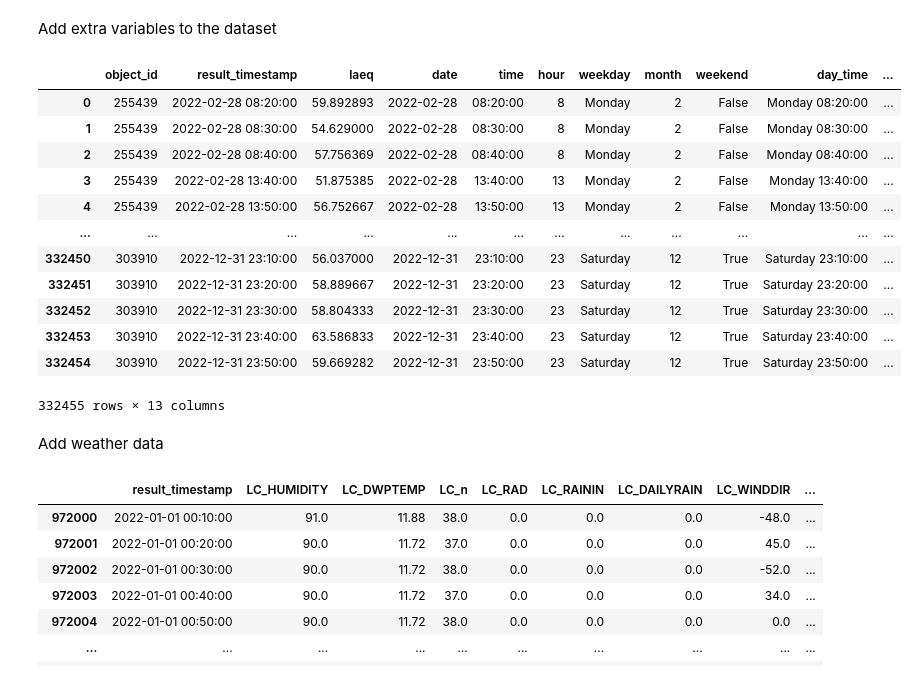
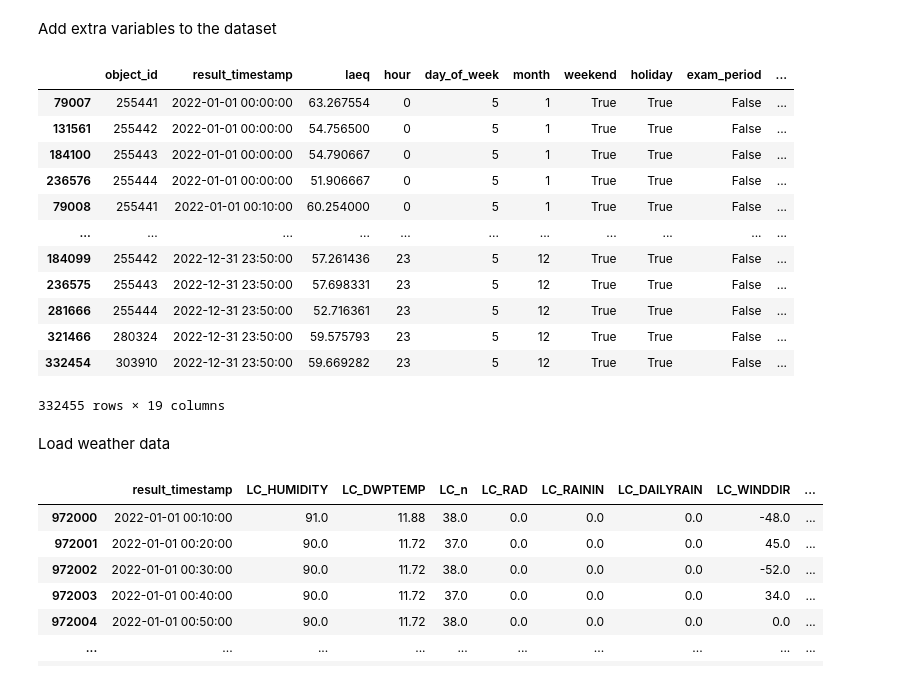
Before and after one commit to IvanaOsredek/ModernDataAnalyticsProject, a Jupyter notebook: CreatingFullDataset.ipynb, the cells around one changed output. Saved outputs shown, nothing was run; the diff lists cells and outputs as text; code cells hidden in the pictures.

Commit message:
Noise variables added/changed & weather timestamp changed to CET/CEST

```diff
--- a/CreatingFullDataset.ipynb
+++ b/CreatingFullDataset.ipynb
@@ -179,71 +179,78 @@ noise_clustered_df
 # %% [markdown]
 Add extra variables to the dataset
 # %%
-#Create new variables with the date and time
-noise_clustered_df['date'] = noise_clustered_df['result_timestamp'].dt.date
-noise_clustered_df['time'] = noise_clustered_df['result_timestamp'].dt.time
+#Sort dataframe
+noise_clustered_df = noise_clustered_df.sort_values(by=['result_timestamp','object_id'], ascending=True)
 
 #Add the hour
 noise_clustered_df['hour'] = noise_clustered_df['result_timestamp'].dt.hour
 
 #Add the day of the week
-noise_clustered_df['weekday'] = noise_clustered_df['result_timestamp'].dt.day_name()
+noise_clustered_df['day_of_week'] = noise_clustered_df['result_timestamp'].dt.dayofweek
 
 #Add the month
 noise_clustered_df['month'] = noise_clustered_df['result_timestamp'].dt.month
 
 #Add whether it's the weekend or not
-noise_clustered_df['weekend'] = noise_clustered_df['weekday'].isin(['Saturday','Sunday'])
-
-#Add the day of the week + the time
-noise_clustered_df['day_time'] = noise_clustered_df['weekday'].astype(str) + " " + noise_clustered_df['time'].astype(str)
-
-#Add the day of the week + the hour
-noise_clustered_df['day_hour'] = noise_clustered_df['weekday'].astype(str) + " " + noise_clustered_df['hour'].astype(str)
+noise_clustered_df['weekend'] = noise_clustered_df['day_of_week'].isin([5,6])
 
 #Add whether it's a holiday
 #Official KU Leuven holidays: 2022-01-01 - 2022-01-13; 2022-02-02; 2022-02-06 - 2022-02-13; 2022-04-02 - 2022-04-18;
 #2022-05-01; 2022-05-26; 2022-05-28 - 2022-06-12; 2022-07-03 - 2022-09-25; 2022-11-01 - 2022-11-02;
 #2022-11-11; 2022-12-24 - 2022-12-31
 holidays = pd.concat([pd.DataFrame(pd.date_range(start='2022-01-01',end='2022-01-13')),
                       pd.DataFrame(pd.date_range(start='2022-02-02',end='2022-02-02')),
                       pd.DataFrame(pd.date_range(start='2022-02-06',end='2022-02-13')),
                       pd.DataFrame(pd.date_range(start='2022-04-02',end='2022-04-18')),
                       pd.DataFrame(pd.date_range(start='2022-05-01',end='2022-05-01')),
                       pd.DataFrame(pd.date_range(start='2022-05-26',end='2022-05-26')),
                       pd.DataFrame(pd.date_range(start='2022-05-28',end='2022-06-12')),
                       pd.DataFrame(pd.date_range(start='2022-07-03',end='2022-09-25')),
                       pd.DataFrame(pd.date_range(start='2022-11-01',end='2022-11-02')),
                       pd.DataFrame(pd.date_range(start='2022-11-11',end='2022-11-11')),
                       pd.DataFrame(pd.date_range(start='2022-12-24',end='2022-12-31'))])
 holidays.columns = ['dates']
-noise_clustered_df['holiday'] = noise_clustered_df['date'].astype(str).isin(holidays['dates'].astype(str))
+noise_clustered_df['holiday'] = noise_clustered_df['result_timestamp'].dt.date.astype(str).isin(holidays['dates'].astype(str))
 
 #Add whether it's an exam period
 #Official KU Leuven exam periods: 2022-01-14 - 2022-02-05; 2022-06-13 - 2022-07-02; 2022-08-22 - 2022-09-10
 exam_periods = pd.concat([pd.DataFrame(pd.date_range(start='2022-01-14',end='2022-02-05')),
                          pd.DataFrame(pd.date_range(start='2022-06-13',end='2022-07-02')),
                          pd.DataFrame(pd.date_range(start='2022-08-22',end='2022-09-10'))])
 exam_periods.columns = ['dates']
-noise_clustered_df['exam_period'] = noise_clustered_df['date'].astype(str).isin(exam_periods['dates'].astype(str))
+noise_clustered_df['exam_period'] = noise_clustered_df['result_timestamp'].dt.date.astype(str).isin(exam_periods['dates'].astype(str))
+
+#Add variable 'key' (gives object_id + result_timestamp)
+noise_clustered_df['key'] = noise_clustered_df['object_id'].astype('str') + noise_clustered_df['result_timestamp'].astype('str')
+
+#Add which location the data belongs to
+noise_clustered_df['255439'] = noise_clustered_df['object_id']==255439
+noise_clustered_df['255440'] = noise_clustered_df['object_id']==255440
+noise_clustered_df['255441'] = noise_clustered_df['object_id']==255441
+noise_clustered_df['255442'] = noise_clustered_df['object_id']==255442
+noise_clustered_df['255443'] = noise_clustered_df['object_id']==255443
+noise_clustered_df['255444'] = noise_clustered_df['object_id']==255444
+noise_clustered_df['255445'] = noise_clustered_df['object_id']==255445
+noise_clustered_df['280324'] = noise_clustered_df['object_id']==280324
+noise_clustered_df['303910'] = noise_clustered_df['object_id']==303910
 
 noise_clustered_df
 # %% [output]
-|  | object_id | result_timestamp | laeq | date | time | hour | weekday | month | weekend | day_time | ... |
-| 0 | 255439 | 2022-02-28 08:20:00 | 59.892893 | 2022-02-28 | 08:20:00 | 8 | Monday | 2 | False | Monday 08:20:00 | ... |
-| 1 | 255439 | 2022-02-28 08:30:00 | 54.629000 | 2022-02-28 | 08:30:00 | 8 | Monday | 2 | False | Monday 08:30:00 | ... |
-| 2 | 255439 | 2022-02-28 08:40:00 | 57.756369 | 2022-02-28 | 08:40:00 | 8 | Monday | 2 | False | Monday 08:40:00 | ... |
-| 3 | 255439 | 2022-02-28 13:40:00 | 51.875385 | 2022-02-28 | 13:40:00 | 13 | Monday | 2 | False | Monday 13:40:00 | ... |
-| 4 | 255439 | 2022-02-28 13:50:00 | 56.752667 | 2022-02-28 | 13:50:00 | 13 | Monday | 2 | False | Monday 13:50:00 | ... |
-| ... | ... | ... | ... | ... | ... | ... | ... | ... | ... | ... | ... |
-| 332450 | 303910 | 2022-12-31 23:10:00 | 56.037000 | 2022-12-31 | 23:10:00 | 23 | Saturday | 12 | True | Saturday 23:10:00 | ... |
-| 332451 | 303910 | 2022-12-31 23:20:00 | 58.889667 | 2022-12-31 | 23:20:00 | 23 | Saturday | 12 | True | Saturday 23:20:00 | ... |
-| 332452 | 303910 | 2022-12-31 23:30:00 | 58.804333 | 2022-12-31 | 23:30:00 | 23 | Saturday | 12 | True | Saturday 23:30:00 | ... |
-| 332453 | 303910 | 2022-12-31 23:40:00 | 63.586833 | 2022-12-31 | 23:40:00 | 23 | Saturday | 12 | True | Saturday 23:40:00 | ... |
-| 332454 | 303910 | 2022-12-31 23:50:00 | 59.669282 | 2022-12-31 | 23:50:00 | 23 | Saturday | 12 | True | Saturday 23:50:00 | ... |
+|  | object_id | result_timestamp | laeq | hour | day_of_week | month | weekend | holiday | exam_period | ... |
+| 79007 | 255441 | 2022-01-01 00:00:00 | 63.267554 | 0 | 5 | 1 | True | True | False | ... |
+| 131561 | 255442 | 2022-01-01 00:00:00 | 54.756500 | 0 | 5 | 1 | True | True | False | ... |
+| 184100 | 255443 | 2022-01-01 00:00:00 | 54.790667 | 0 | 5 | 1 | True | True | False | ... |
+| 236576 | 255444 | 2022-01-01 00:00:00 | 51.906667 | 0 | 5 | 1 | True | True | False | ... |
+| 79008 | 255441 | 2022-01-01 00:10:00 | 60.254000 | 0 | 5 | 1 | True | True | False | ... |
+| ... | ... | ... | ... | ... | ... | ... | ... | ... | ... | ... |
+| 184099 | 255442 | 2022-12-31 23:50:00 | 57.261436 | 23 | 5 | 12 | True | True | False | ... |
+| 236575 | 255443 | 2022-12-31 23:50:00 | 57.698331 | 23 | 5 | 12 | True | True | False | ... |
+| 281666 | 255444 | 2022-12-31 23:50:00 | 52.716361 | 23 | 5 | 12 | True | True | False | ... |
+| 321466 | 280324 | 2022-12-31 23:50:00 | 59.575793 | 23 | 5 | 12 | True | True | False | ... |
+| 332454 | 303910 | 2022-12-31 23:50:00 | 59.669282 | 23 | 5 | 12 | True | True | False | ... |
-332455 rows × 13 columns
+332455 rows × 19 columns
 # %% [markdown]
-Add weather data
+Load weather data
 # %%
 #Load weather data
 weather_df1 = pd.read_csv('/Users/ineaertgeerts/opt/ModernDataAnalytics/WeatherData/LC_2022Q1.csv', sep=',')
```
Also changed, not shown: parts of 10 cells of this notebook.
